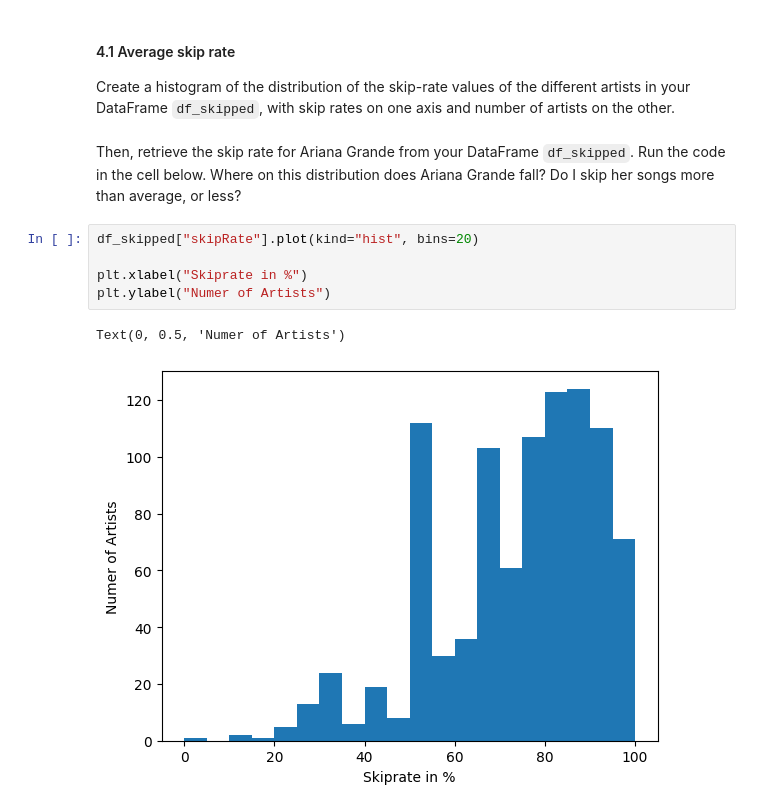
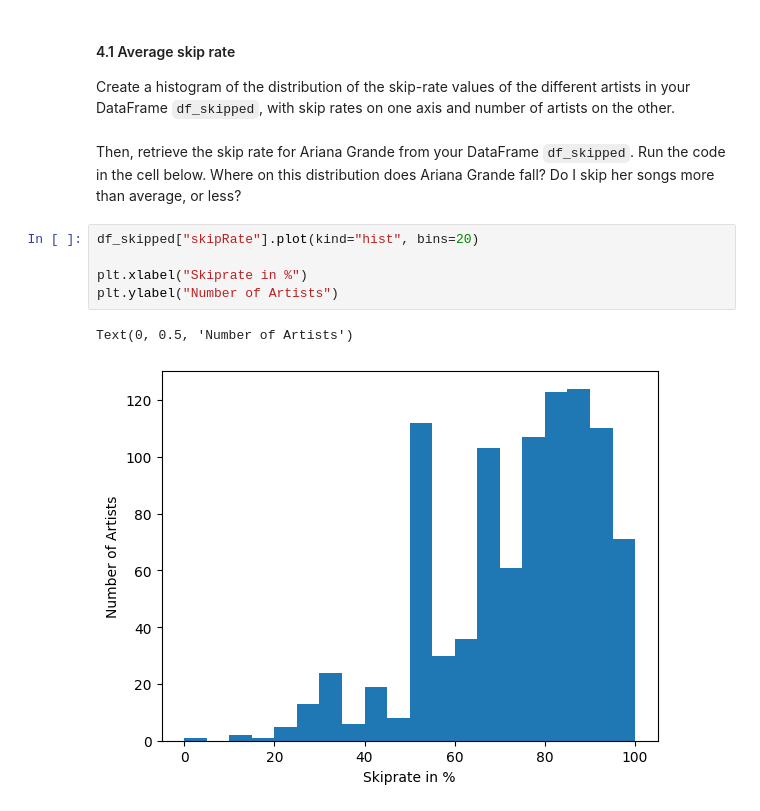
Before and after one commit to JohannesStandal/DAT200, a Jupyter notebook: CA1/CA1_spotify.ipynb, the cells around one changed output. Drawn from its saved outputs; the diff is of its cells as text.

```diff
--- a/CA1/CA1_spotify.ipynb
+++ b/CA1/CA1_spotify.ipynb
@@ -450,8 +450,8 @@ Then, retrieve the skip rate for Ariana Grande from your DataFrame `df_skipped`.
 # %%
 df_skipped["skipRate"].plot(kind="hist", bins=20)
 
 plt.xlabel("Skiprate in %")
-plt.ylabel("Numer of Artists")
+plt.ylabel("Number of Artists")
 # %% [output]
-Text(0, 0.5, 'Numer of Artists')
+Text(0, 0.5, 'Number of Artists')
-[figure, old version]
+[figure, new version]
```
Also changed, not shown: parts of 5 cells of this notebook.
